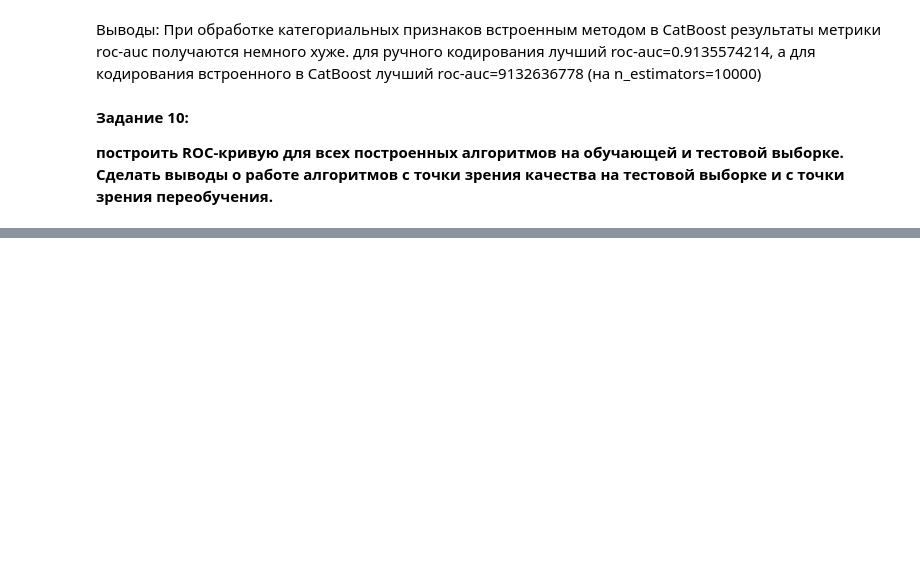
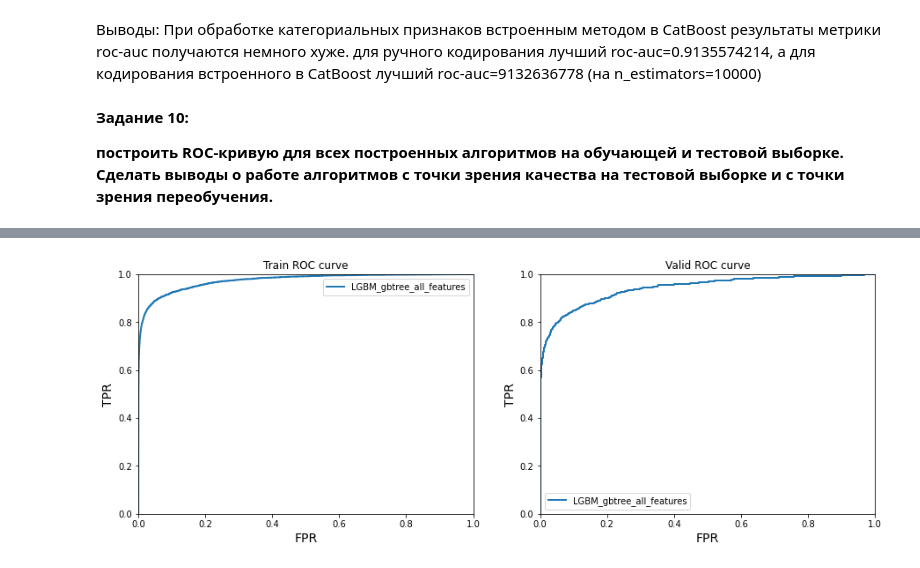
Before and after one commit to AndreyU123/Sports_data_analysis_Kaggle_Platform, a Jupyter notebook: Lesson2/Ukladnikov_Andrey_Lesson2.ipynb, the cells around one changed output, grey strips where cells are left out. Cells and saved outputs as stored; diff of their text form; code cells hidden in the pictures; blank space fills up the shorter version.

```diff
--- a/Lesson2/Ukladnikov_Andrey_Lesson2.ipynb
+++ b/Lesson2/Ukladnikov_Andrey_Lesson2.ipynb
@@ -863,0 +946,4 @@ Shrink model to first 9999 iterations.
+# %%
+plot_curves(valid_scores_tmp,train_scores_tmp)
+# %% [output]
+[figure, added]
```
Also changed, not shown: parts of 51 cells of this notebook.
